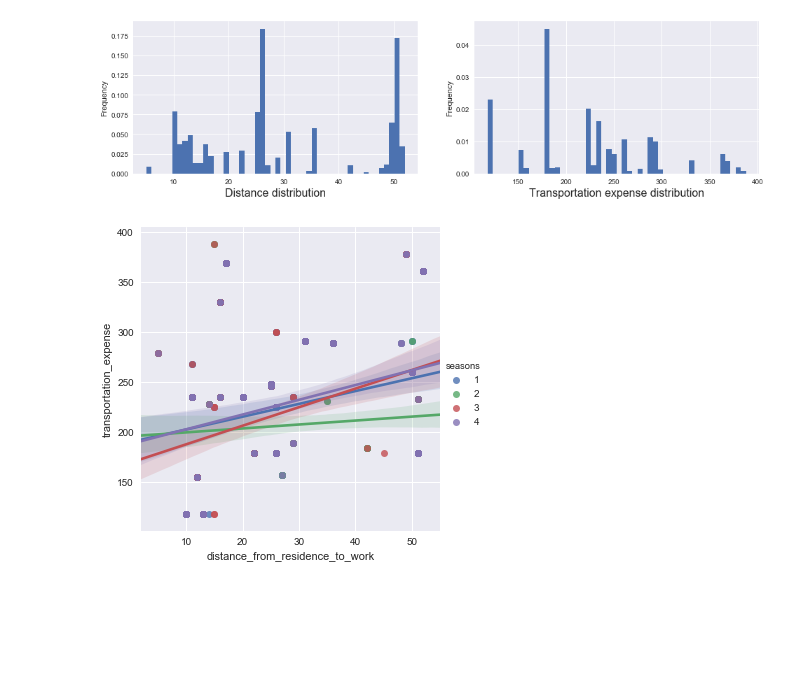
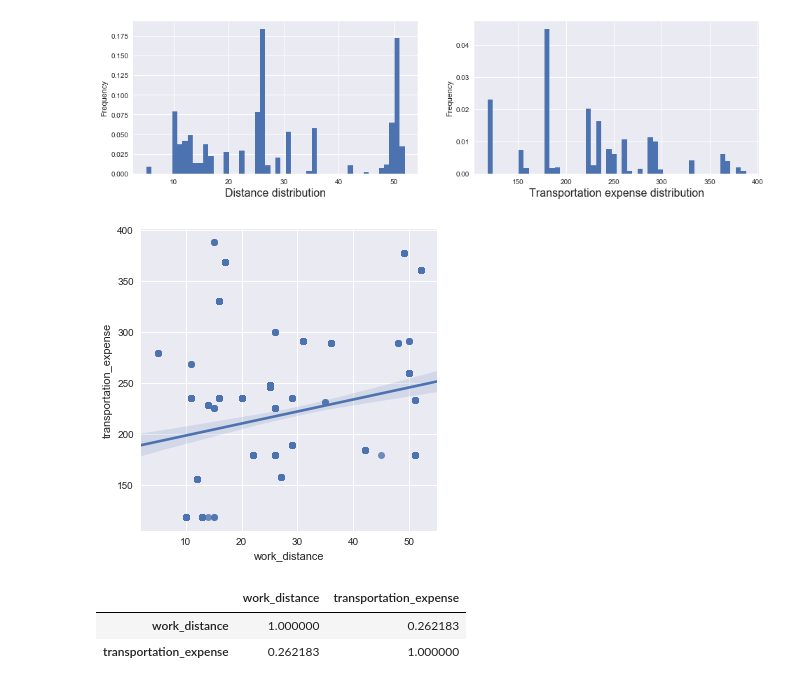
Before and after one commit to chasnew/data-analysis-repository, a Jupyter notebook: Absenteeism at work/Analysis of Absenteeism.ipynb, the cells around one changed output. Drawn from its saved outputs; the diff is of its cells as text; code cells hidden in the pictures; blank space fills up the shorter version.

Commit message:
More visualization of absenteeism

```diff
--- a/Absenteeism at work/Analysis of Absenteeism.ipynb
+++ b/Absenteeism at work/Analysis of Absenteeism.ipynb
@@ -92,6 +92,10 @@ for col in data.columns:
     new_cols.append('_'.join(words))
 
 data.columns = new_cols
+# %%
+column_name_mapping = {'distance_from_residence_to_work': 'work_distance', 'work_load_average/day': 'work_load',
+                       'absenteeism_time_in_hours': 'absenteeism_time', 'body_mass_index': 'bmi'}
+data.rename(columns=column_name_mapping, inplace=True)
 # %%
 data.iloc[:,:10].head(7)
 # %% [output]
@@ -243,12 +247,12 @@ Name: disciplinary_failure, dtype: int64
 # %%
 def merge_drink_smoke(row):
     if row['social_drinker'] == row['social_smoker'] == 0:
-        return 0
+        return 'non-smoker-drinker'
     elif row['social_drinker'] == 1 and row['social_smoker'] == 0:
-        return 1
+        return 'drinker'
     elif row['social_drinker'] == 0 and row['social_smoker'] == 1:
-        return 2
+        return 'smoker'
     elif row['social_drinker'] == row['social_smoker'] == 1:
-        return 3
+        return 'smoker-drinker'
 
 data['drink_smoke'] = data.apply(merge_drink_smoke, axis=1)
@@ -277,3 +259,5 @@ plt.show()
+# %%
+data.drop(labels=['social_drinker', 'social_smoker'], axis=1, inplace=True)
 # %%
 fig = plt.figure()
 fig.set_figwidth(16)
@@ -331,7 +315,13 @@ plt.show()
 # %% [output]
 [figure]
 # %%
-sns.lmplot(x='distance_from_residence_to_work', y='transportation_expense', hue='seasons', data=data)
+sns.lmplot(x='work_distance', y='transportation_expense', data=data)
 plt.show()
 # %% [output]
-[figure, old version]
+[figure, new version]
+# %%
+data[['work_distance', 'transportation_expense']].corr()
+# %% [output]
+|  | work_distance | transportation_expense |
+| work_distance | 1.000000 | 0.262183 |
+| transportation_expense | 0.262183 | 1.000000 |
```
Also changed, not shown: parts of 17 cells of this notebook.
